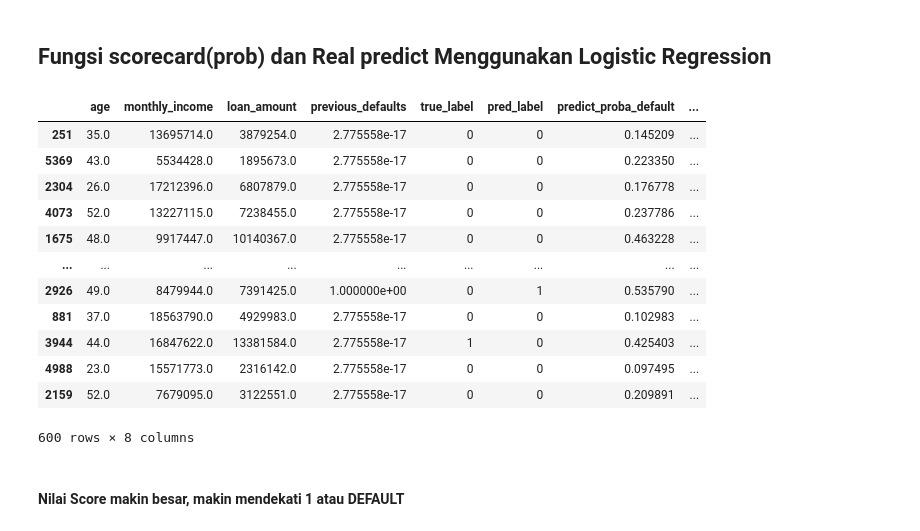
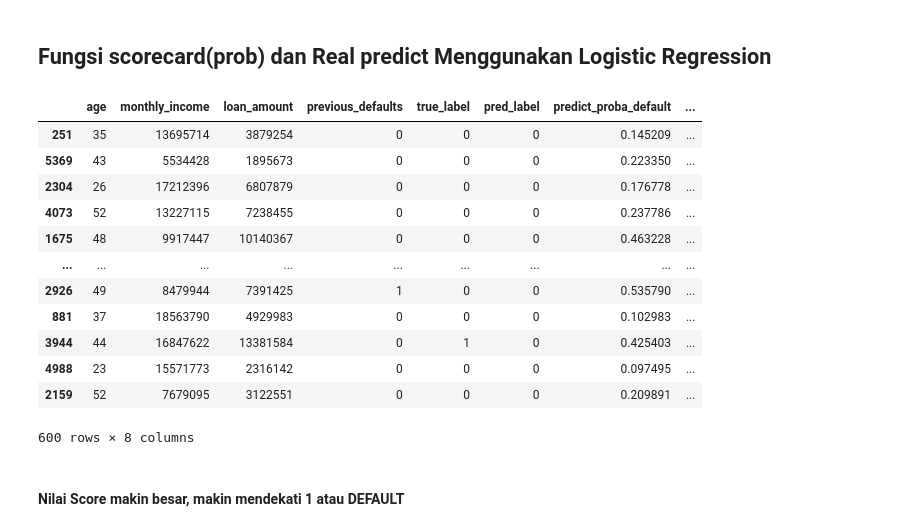
Before and after one commit to nyomanyoga/ds-takehome, a Jupyter notebook: notebooks/B_modeling.ipynb, the cells around one changed output. Cells and saved outputs as stored; diff of their text form; code cells hidden in the pictures.

```diff
--- a/notebooks/B_modeling.ipynb
+++ b/notebooks/B_modeling.ipynb
@@ -517,45 +532,50 @@ Model terbaik berhasil disimpan ke 'best_model.joblib'
 # %% [markdown]
 ## Fungsi scorecard(prob) dan Real predict Menggunakan Logistic Regression
 # %%
-# MENGGUNAKAN MODEL TERBAIK LOGISTIC REGRESSION
+# --- Konfigurasi ---
+threshold = 0.65  # threshold prediksi default
+min_score, max_score = 300, 850  # skala scorecard
 
-# Dapatkan probabilitas default (kelas 1)
+# --- Prediksi probabilitas default ---
 y_test_prob = base_model.predict_proba(X_test)[:, 1]
 
-# Fungsi scorecard: mapping probabilitas ke skala 300-850
+# --- Fungsi Scorecard ---
 def scorecard(prob, min_score=300, max_score=850):
     return (1 - prob) * (max_score - min_score) + min_score
 
-# Ubah semua probabilitas menjadi skor
-y_test_score = scorecard(y_test_prob)
+# --- Skor credit berdasarkan probabilitas default ---
+y_test_score = scorecard(y_test_prob, min_score, max_score)
 
-# Inverse scaling fitur numerik test
+# --- Inverse Scaling fitur numerik ---
 X_test_inverse = X_test.copy()
 X_test_inverse[num_cols] = scaler.inverse_transform(X_test[num_cols])
+X_test_inverse[num_cols] = X_test_inverse[num_cols].round(0).astype(int)  # bulatkan ke integer
 
-# (Opsional) Gabungkan ke DataFrame untuk analisis/reporting
+# --- Gabungkan semua ke satu DataFrame untuk evaluasi dan analisis ---
 df_scorecard = X_test_inverse.copy()
-df_scorecard['true_label'] = y_test
-df_scorecard['pred_label'] = (y_test_prob >= 0.5).astype(int)
+df_scorecard['true_label'] = y_test.values
+df_scorecard['pred_label'] = (y_test_prob >= threshold).astype(int)
 df_scorecard['predict_proba_default'] = y_test_prob
-df_scorecard['scorecard'] = y_test_score
+df_scorecard['scorecard'] = y_test_score.round(3)
 
+# --- Simpan ke CSV ---
 df_scorecard.to_csv('test_pred.csv', index=False)
 
+# --- Tampilkan hasil ---
 df_scorecard
 # %% [output]
 |  | age | monthly_income | loan_amount | previous_defaults | true_label | pred_label | predict_proba_default | ... |
-| 251 | 35.0 | 13695714.0 | 3879254.0 | 2.775558e-17 | 0 | 0 | 0.145209 | ... |
-| 5369 | 43.0 | 5534428.0 | 1895673.0 | 2.775558e-17 | 0 | 0 | 0.223350 | ... |
-| 2304 | 26.0 | 17212396.0 | 6807879.0 | 2.775558e-17 | 0 | 0 | 0.176778 | ... |
-| 4073 | 52.0 | 13227115.0 | 7238455.0 | 2.775558e-17 | 0 | 0 | 0.237786 | ... |
-| 1675 | 48.0 | 9917447.0 | 10140367.0 | 2.775558e-17 | 0 | 0 | 0.463228 | ... |
+| 251 | 35 | 13695714 | 3879254 | 0 | 0 | 0 | 0.145209 | ... |
+| 5369 | 43 | 5534428 | 1895673 | 0 | 0 | 0 | 0.223350 | ... |
+| 2304 | 26 | 17212396 | 6807879 | 0 | 0 | 0 | 0.176778 | ... |
+| 4073 | 52 | 13227115 | 7238455 | 0 | 0 | 0 | 0.237786 | ... |
+| 1675 | 48 | 9917447 | 10140367 | 0 | 0 | 0 | 0.463228 | ... |
 | ... | ... | ... | ... | ... | ... | ... | ... | ... |
-| 2926 | 49.0 | 8479944.0 | 7391425.0 | 1.000000e+00 | 0 | 1 | 0.535790 | ... |
-| 881 | 37.0 | 18563790.0 | 4929983.0 | 2.775558e-17 | 0 | 0 | 0.102983 | ... |
-| 3944 | 44.0 | 16847622.0 | 13381584.0 | 2.775558e-17 | 1 | 0 | 0.425403 | ... |
-| 4988 | 23.0 | 15571773.0 | 2316142.0 | 2.775558e-17 | 0 | 0 | 0.097495 | ... |
-| 2159 | 52.0 | 7679095.0 | 3122551.0 | 2.775558e-17 | 0 | 0 | 0.209891 | ... |
+| 2926 | 49 | 8479944 | 7391425 | 1 | 0 | 0 | 0.535790 | ... |
+| 881 | 37 | 18563790 | 4929983 | 0 | 0 | 0 | 0.102983 | ... |
+| 3944 | 44 | 16847622 | 13381584 | 0 | 1 | 0 | 0.425403 | ... |
+| 4988 | 23 | 15571773 | 2316142 | 0 | 0 | 0 | 0.097495 | ... |
+| 2159 | 52 | 7679095 | 3122551 | 0 | 0 | 0 | 0.209891 | ... |
 600 rows × 8 columns
 # %% [markdown]
 #### Nilai Score makin besar, makin mendekati 1 atau DEFAULT
```
Also changed, not shown: parts of 11 cells of this notebook, 5 other files.
